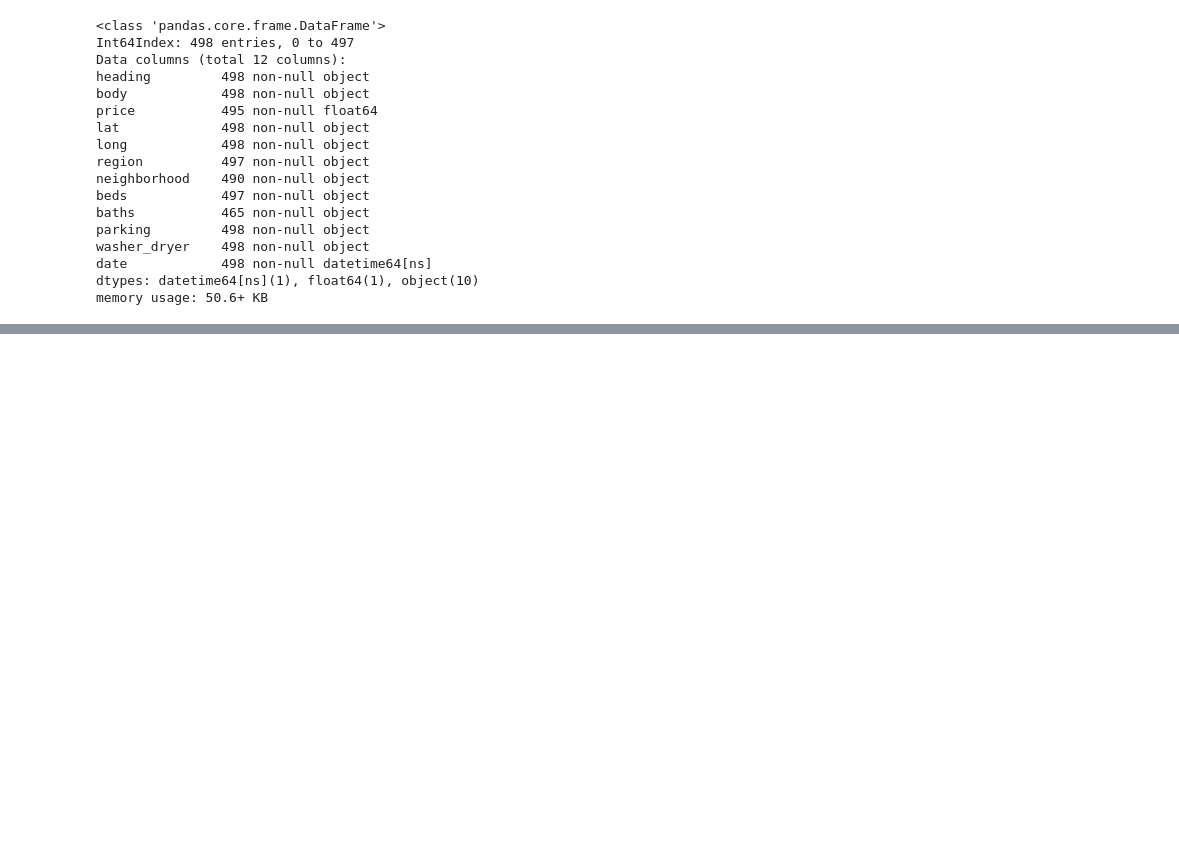
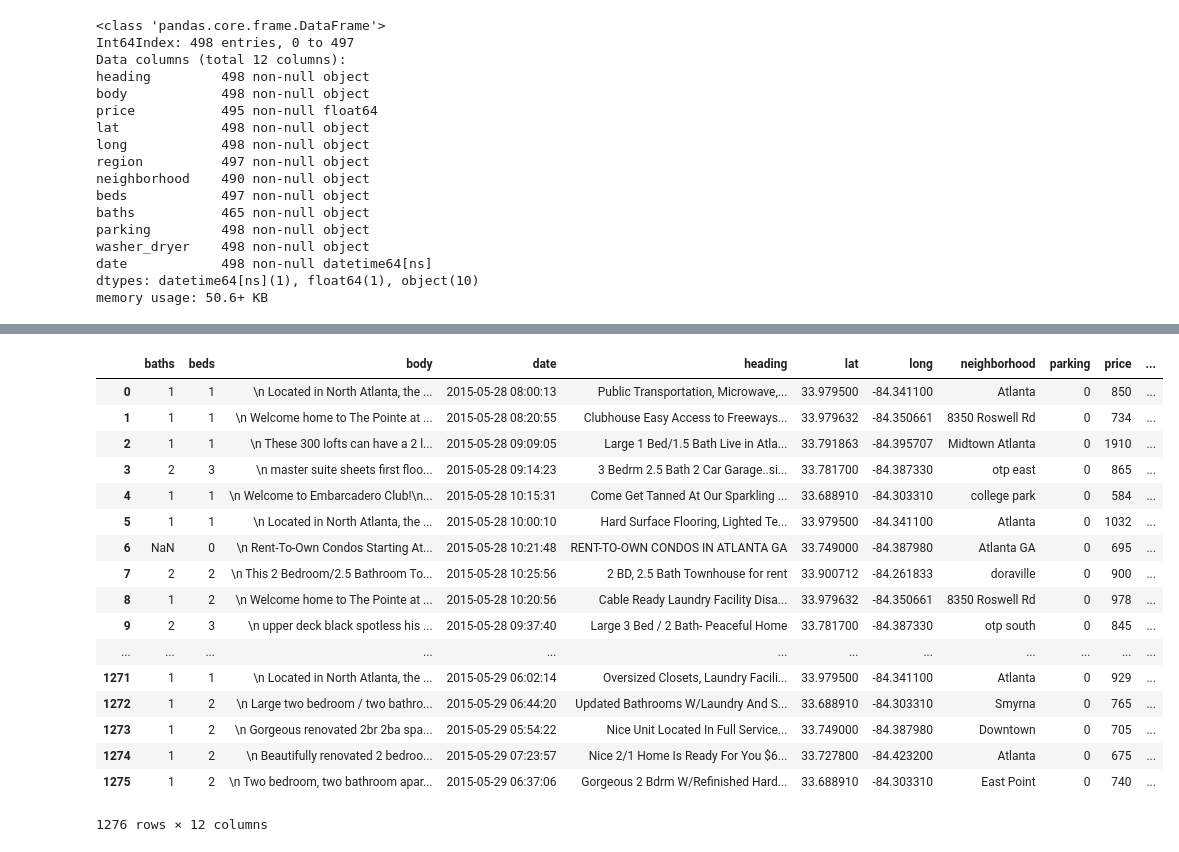
Before and after one commit to jonoleson/PriceMyRental, a Jupyter notebook: rental_data_eda.ipynb, the cells around one changed output, grey strips where cells are left out. Drawn from its saved outputs; the diff is of its cells as text; code cells hidden in the pictures; blank space fills up the shorter version.

```diff
--- a/rental_data_eda.ipynb
+++ b/rental_data_eda.ipynb
@@ -67,0 +161,23 @@ TypeError: parser_f() got an unexpected keyword argument 'headers'
+# %%
+atl_df = pd.read_csv('data/csvs/USA-ATL-ATA_USA-GA.csv', header=False)
+# %%
+atl_df
+# %% [output]
+|  | baths | beds | body | date | heading | lat | long | neighborhood | parking | price | ... |
+| 0 | 1 | 1 | \n Located in North Atlanta, the ... | 2015-05-28 08:00:13 | Public Transportation, Microwave,... | 33.979500 | -84.341100 | Atlanta | 0 | 850 | ... |
+| 1 | 1 | 1 | \n Welcome home to The Pointe at ... | 2015-05-28 08:20:55 | Clubhouse Easy Access to Freeways... | 33.979632 | -84.350661 | 8350 Roswell Rd | 0 | 734 | ... |
+| 2 | 1 | 1 | \n These 300 lofts can have a 2 l... | 2015-05-28 09:09:05 | Large 1 Bed/1.5 Bath Live in Atla... | 33.791863 | -84.395707 | Midtown Atlanta | 0 | 1910 | ... |
+| 3 | 2 | 3 | \n master suite sheets first floo... | 2015-05-28 09:14:23 | 3 Bedrm 2.5 Bath 2 Car Garage..si... | 33.781700 | -84.387330 | otp east | 0 | 865 | ... |
+| 4 | 1 | 1 | \n Welcome to Embarcadero Club!\n... | 2015-05-28 10:15:31 | Come Get Tanned At Our Sparkling ... | 33.688910 | -84.303310 | college park | 0 | 584 | ... |
+| 5 | 1 | 1 | \n Located in North Atlanta, the ... | 2015-05-28 10:00:10 | Hard Surface Flooring, Lighted Te... | 33.979500 | -84.341100 | Atlanta | 0 | 1032 | ... |
+| 6 | NaN | 0 | \n Rent-To-Own Condos Starting At... | 2015-05-28 10:21:48 | RENT-TO-OWN CONDOS IN ATLANTA GA | 33.749000 | -84.387980 | Atlanta GA | 0 | 695 | ... |
+| 7 | 2 | 2 | \n This 2 Bedroom/2.5 Bathroom To... | 2015-05-28 10:25:56 | 2 BD, 2.5 Bath Townhouse for rent | 33.900712 | -84.261833 | doraville | 0 | 900 | ... |
+| 8 | 1 | 2 | \n Welcome home to The Pointe at ... | 2015-05-28 10:20:56 | Cable Ready Laundry Facility Disa... | 33.979632 | -84.350661 | 8350 Roswell Rd | 0 | 978 | ... |
+| 9 | 2 | 3 | \n upper deck black spotless his ... | 2015-05-28 09:37:40 | Large 3 Bed / 2 Bath- Peaceful Home | 33.781700 | -84.387330 | otp south | 0 | 845 | ... |
+| ... | ... | ... | ... | ... | ... | ... | ... | ... | ... | ... | ... |
+| 1271 | 1 | 1 | \n Located in North Atlanta, the ... | 2015-05-29 06:02:14 | Oversized Closets, Laundry Facili... | 33.979500 | -84.341100 | Atlanta | 0 | 929 | ... |
+| 1272 | 1 | 2 | \n Large two bedroom / two bathro... | 2015-05-29 06:44:20 | Updated Bathrooms W/Laundry And S... | 33.688910 | -84.303310 | Smyrna | 0 | 765 | ... |
+| 1273 | 1 | 2 | \n Gorgeous renovated 2br 2ba spa... | 2015-05-29 05:54:22 | Nice Unit Located In Full Service... | 33.749000 | -84.387980 | Downtown | 0 | 705 | ... |
+| 1274 | 1 | 2 | \n Beautifully renovated 2 bedroo... | 2015-05-29 07:23:57 | Nice 2/1 Home Is Ready For You $6... | 33.727800 | -84.423200 | Atlanta | 0 | 675 | ... |
+| 1275 | 1 | 2 | \n Two bedroom, two bathroom apar... | 2015-05-29 06:37:06 | Gorgeous 2 Bdrm W/Refinished Hard... | 33.688910 | -84.303310 | East Point | 0 | 740 | ... |
+1276 rows × 12 columns
```
Also changed, not shown: parts of 18 cells of this notebook, 2 other files.
